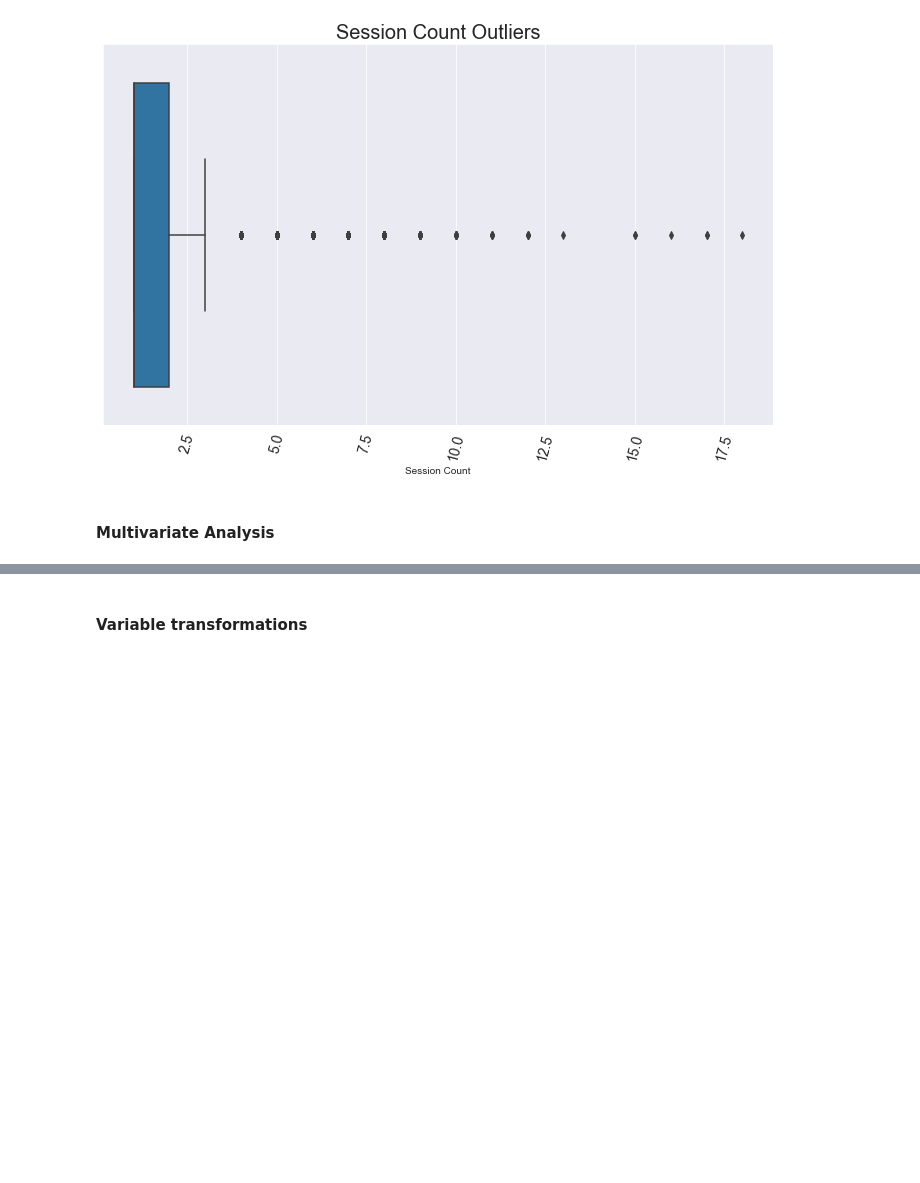
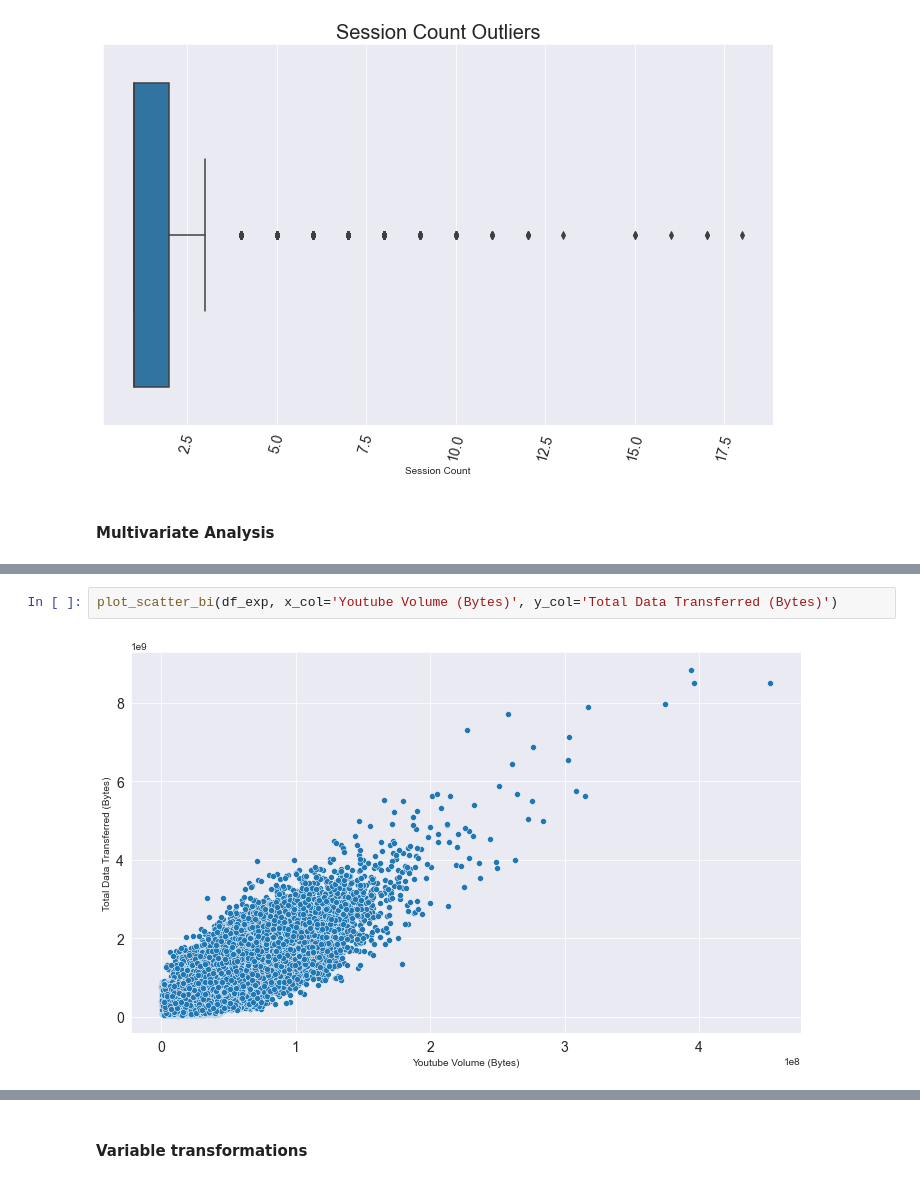
Before and after one commit to DiyeMark/User-Analytics-Telecommunication-Industry, a Jupyter notebook: notebooks/user-overview-analysis.ipynb, the cells around one changed output, grey strips where cells are left out. Cells and saved outputs as stored; diff of their text form; blank space fills up the shorter version.

```diff
--- a/notebooks/user-overview-analysis.ipynb
+++ b/notebooks/user-overview-analysis.ipynb
@@ -790,0 +779,4 @@ plt.scatter(df_exp['Social Media Volume (Bytes)'], df_exp['Total Data Transferre
+# %%
+plot_scatter_bi(df_exp, x_col='Youtube Volume (Bytes)', y_col='Total Data Transferred (Bytes)')
+# %% [output]
+[figure, added]
```
Also changed, not shown: parts of 10 cells of this notebook.
